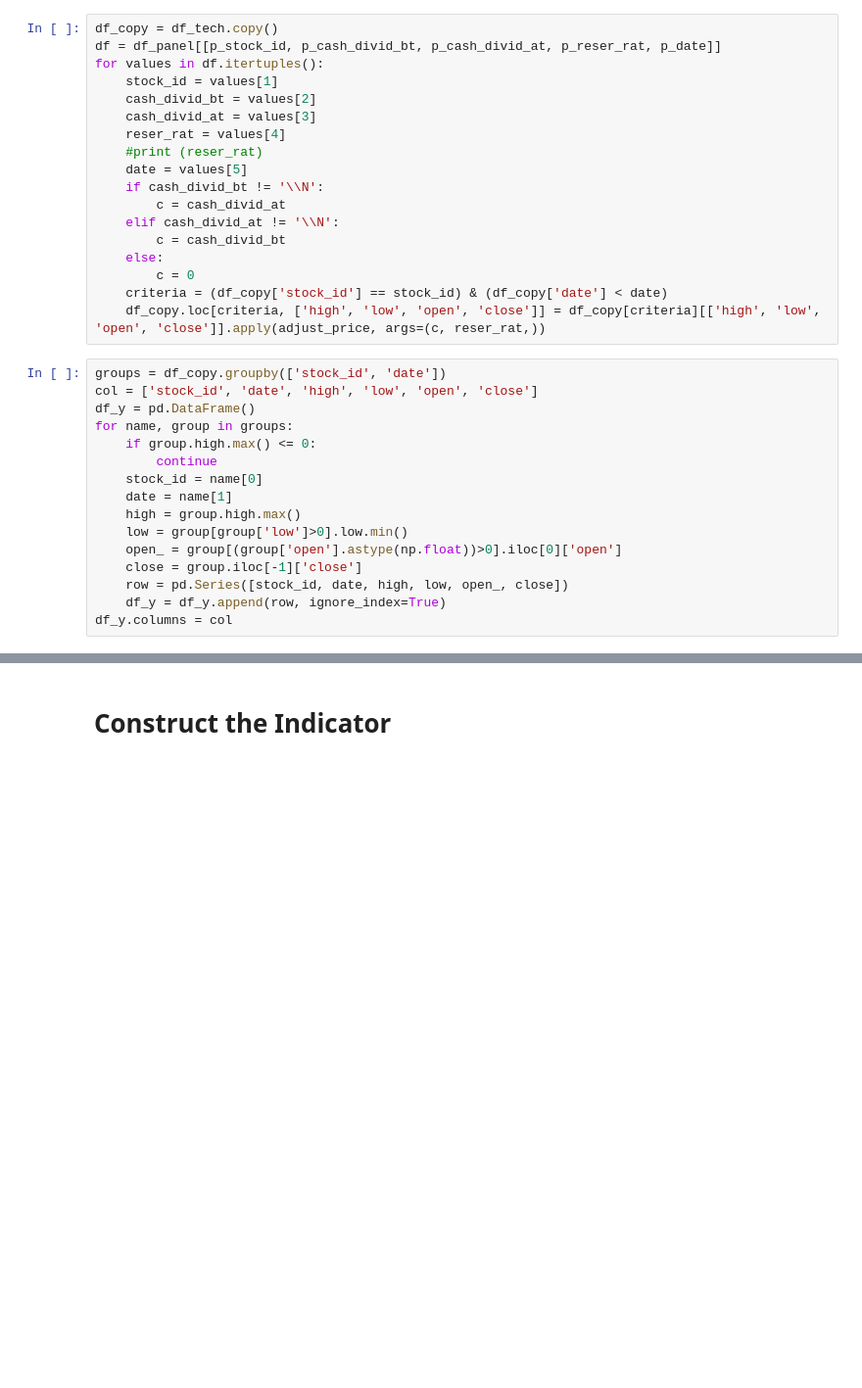
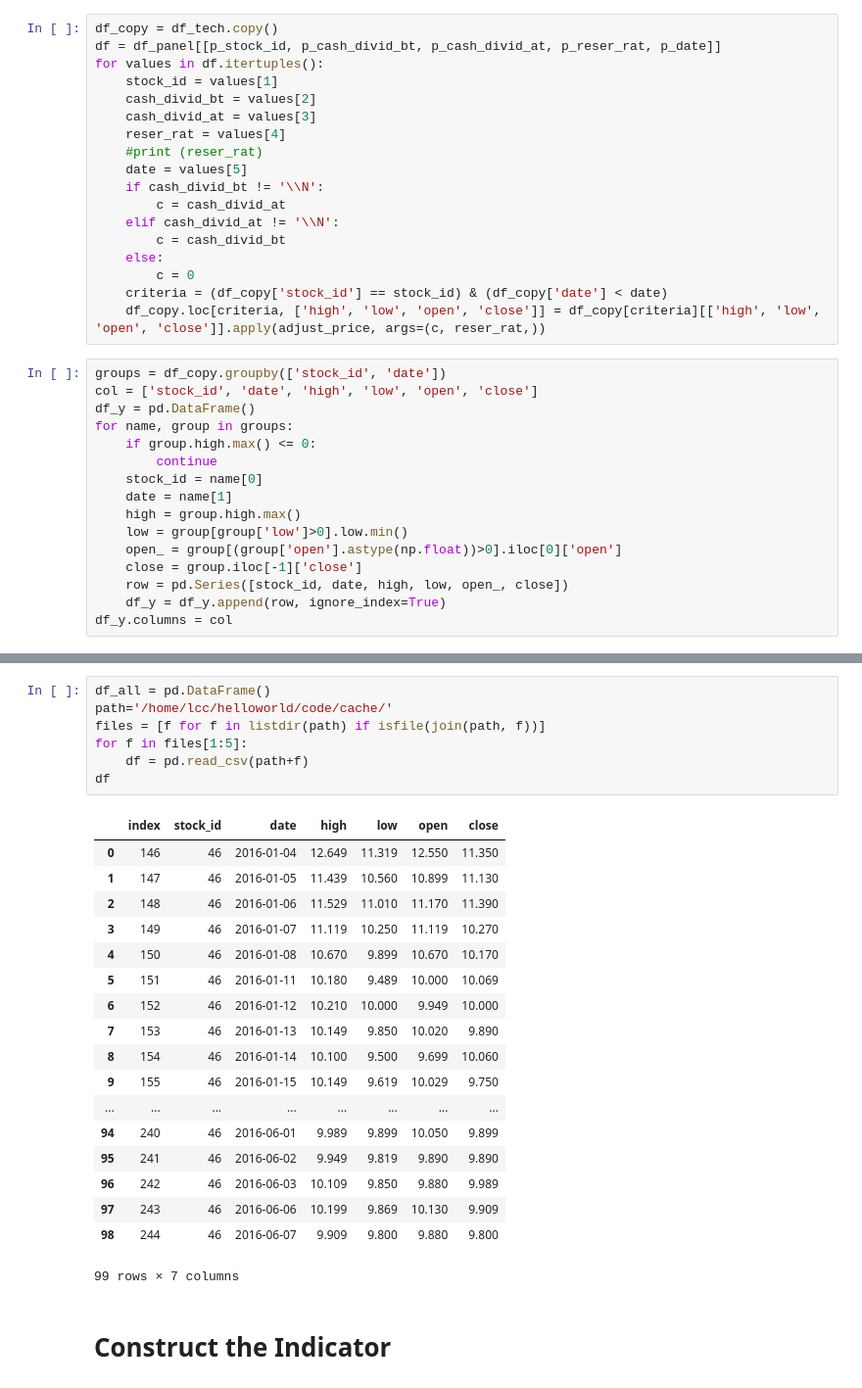
Before and after one commit to fswzb/sensequant, a Jupyter notebook: quant.ipynb, the cells around one changed output, grey strips where cells are left out. Shown at 98% size. Drawn from its saved outputs; the diff is of its cells as text; blank space fills up the shorter version.

```diff
--- a/quant.ipynb
+++ b/quant.ipynb
@@ -189,3 +129,29 @@ def down_or_not(close1, close2, threshold=-0.05):
+# %%
+df_all = pd.DataFrame()
+path='/home/lcc/helloworld/code/cache/'
+files = [f for f in listdir(path) if isfile(join(path, f))]
+for f in files[1:5]:
+    df = pd.read_csv(path+f)
+df
+# %% [output]
+|  | index | stock_id | date | high | low | open | close |
+| 0 | 146 | 46 | 2016-01-04 | 12.649 | 11.319 | 12.550 | 11.350 |
+| 1 | 147 | 46 | 2016-01-05 | 11.439 | 10.560 | 10.899 | 11.130 |
+| 2 | 148 | 46 | 2016-01-06 | 11.529 | 11.010 | 11.170 | 11.390 |
+| 3 | 149 | 46 | 2016-01-07 | 11.119 | 10.250 | 11.119 | 10.270 |
+| 4 | 150 | 46 | 2016-01-08 | 10.670 | 9.899 | 10.670 | 10.170 |
+| 5 | 151 | 46 | 2016-01-11 | 10.180 | 9.489 | 10.000 | 10.069 |
+| 6 | 152 | 46 | 2016-01-12 | 10.210 | 10.000 | 9.949 | 10.000 |
+| 7 | 153 | 46 | 2016-01-13 | 10.149 | 9.850 | 10.020 | 9.890 |
+| 8 | 154 | 46 | 2016-01-14 | 10.100 | 9.500 | 9.699 | 10.060 |
+| 9 | 155 | 46 | 2016-01-15 | 10.149 | 9.619 | 10.029 | 9.750 |
+| ... | ... | ... | ... | ... | ... | ... | ... |
+| 94 | 240 | 46 | 2016-06-01 | 9.989 | 9.899 | 10.050 | 9.899 |
+| 95 | 241 | 46 | 2016-06-02 | 9.949 | 9.819 | 9.890 | 9.890 |
+| 96 | 242 | 46 | 2016-06-03 | 10.109 | 9.850 | 9.880 | 9.989 |
+| 97 | 243 | 46 | 2016-06-06 | 10.199 | 9.869 | 10.130 | 9.909 |
+| 98 | 244 | 46 | 2016-06-07 | 9.909 | 9.800 | 9.880 | 9.800 |
+99 rows × 7 columns
 # %% [markdown]
 # Construct the Indicator
 # %%
```
Also changed, not shown: parts of 42 cells of this notebook, 6 other files.
